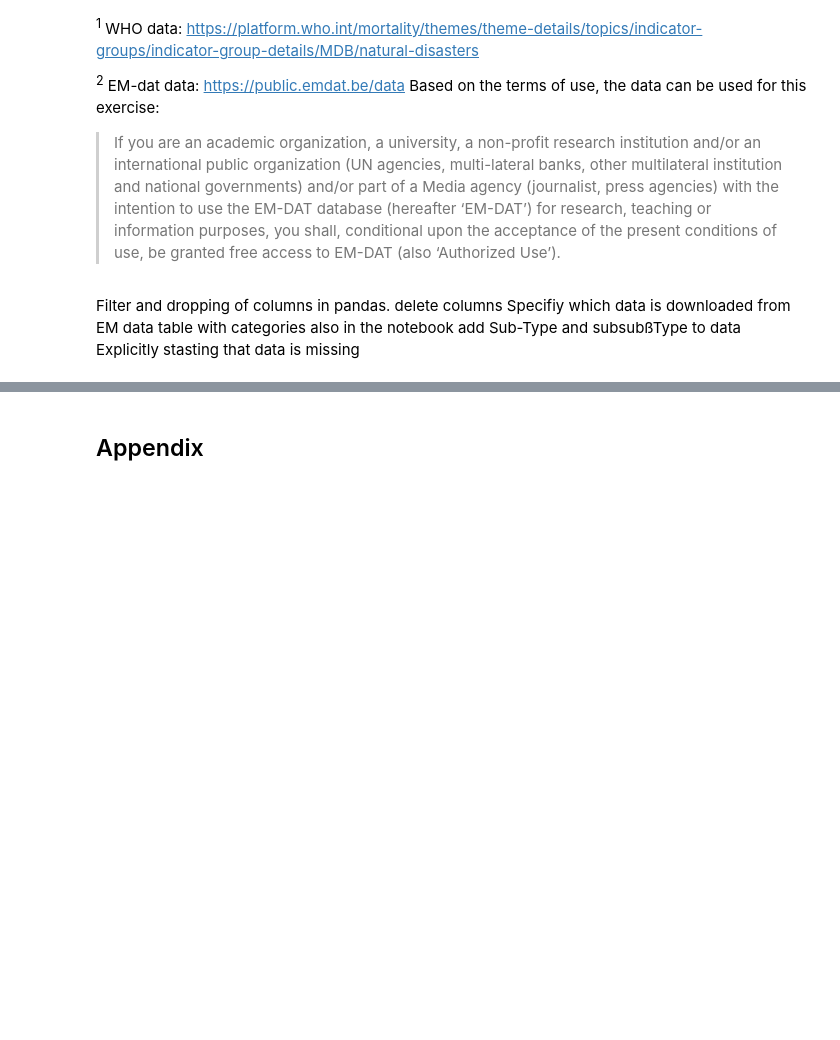
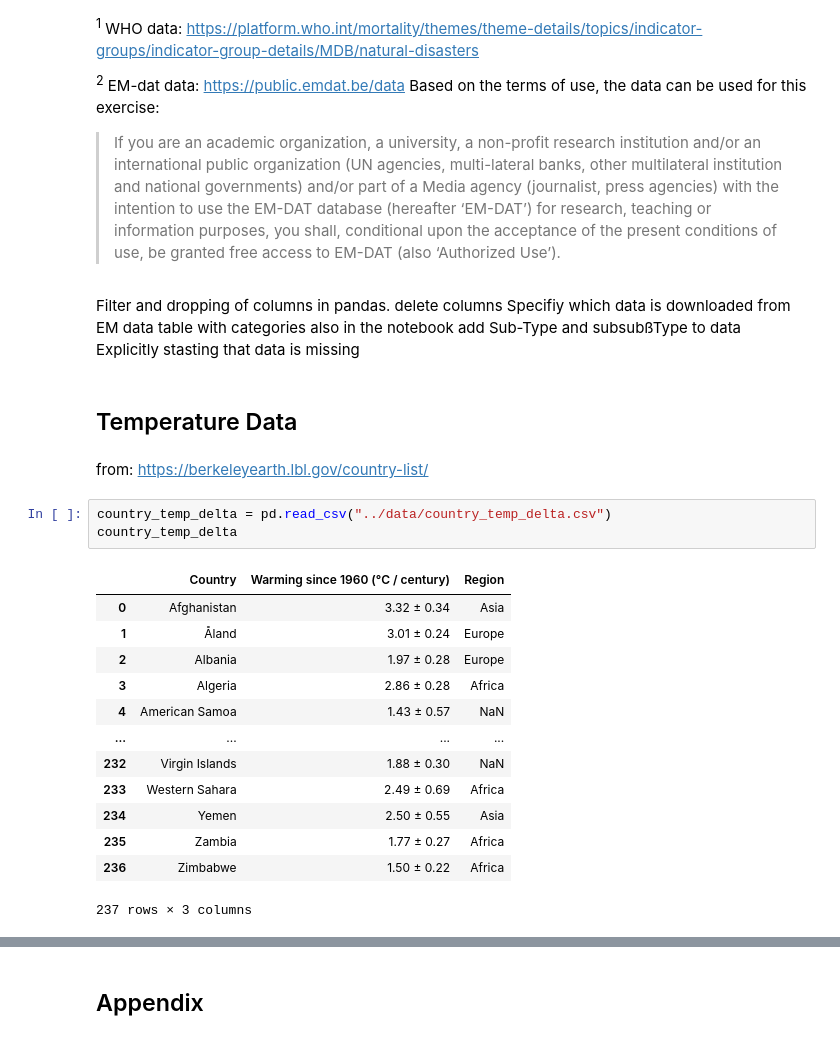
Before and after one commit to r-Files/DOPP, a Jupyter notebook: jupyter_notebooks/lab_loading_transformation.ipynb, the cells around one changed output, grey strips where cells are left out. Saved outputs shown, nothing was run; the diff lists cells and outputs as text; blank space fills up the shorter version.

```diff
--- a/jupyter_notebooks/lab_loading_transformation.ipynb
+++ b/jupyter_notebooks/lab_loading_transformation.ipynb
@@ -193,3 +194,24 @@ Specifiy which data is downloaded from EM data
 table with categories also in the notebook
 add Sub-Type and subsubßType to data
 Explicitly stasting that data is missing
+# %% [markdown]
+## Temperature Data
+# %% [markdown]
+from: [https://berkeleyearth.lbl.gov/country-list/]()
+# %%
+country_temp_delta = pd.read_csv("../data/country_temp_delta.csv")
+country_temp_delta
+# %% [output]
+|  | Country | Warming since 1960 (°C / century) | Region |
+| 0 | Afghanistan | 3.32 ± 0.34 | Asia |
+| 1 | Åland | 3.01 ± 0.24 | Europe |
+| 2 | Albania | 1.97 ± 0.28 | Europe |
+| 3 | Algeria | 2.86 ± 0.28 | Africa |
+| 4 | American Samoa | 1.43 ± 0.57 | NaN |
+| ... | ... | ... | ... |
+| 232 | Virgin Islands | 1.88 ± 0.30 | NaN |
+| 233 | Western Sahara | 2.49 ± 0.69 | Africa |
+| 234 | Yemen | 2.50 ± 0.55 | Asia |
+| 235 | Zambia | 1.77 ± 0.27 | Africa |
+| 236 | Zimbabwe | 1.50 ± 0.22 | Africa |
+237 rows × 3 columns
```
Also changed, not shown: parts of 3 cells of this notebook, 4 other files.
